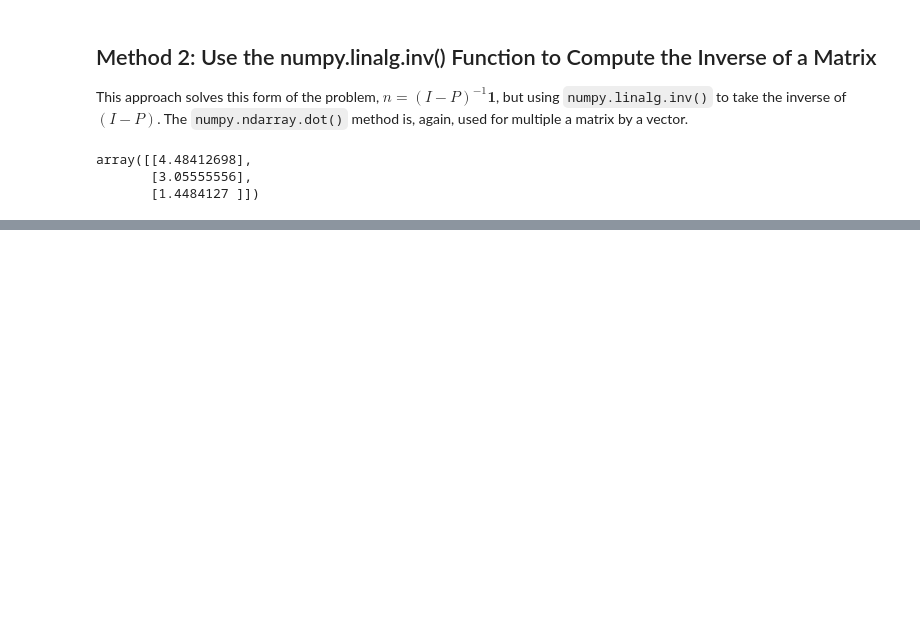
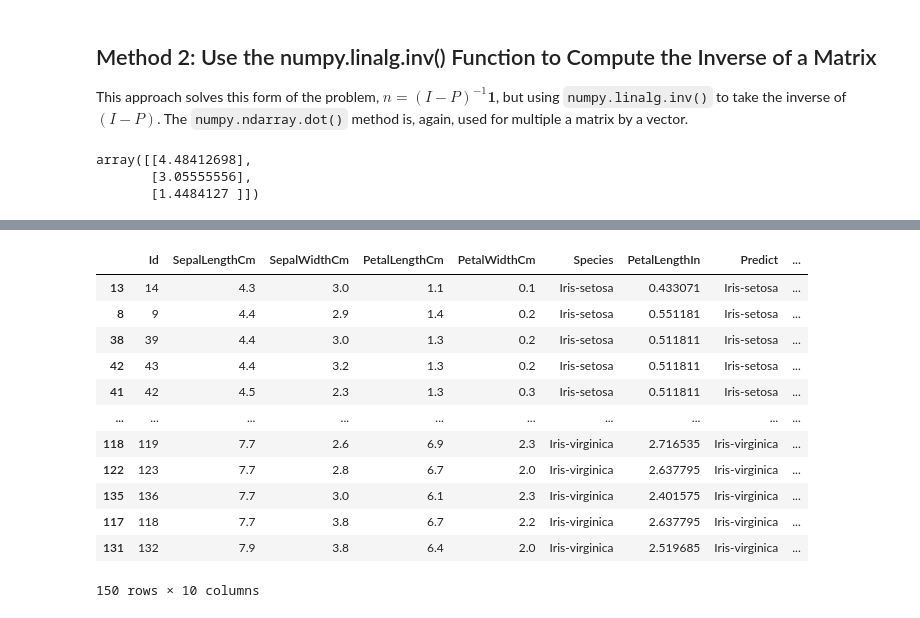
Before and after one commit to jrb28/pbc2023, a Jupyter notebook: M5/M5Class.ipynb, the cells around one changed output, grey strips where cells are left out. Saved outputs shown, nothing was run; the diff lists cells and outputs as text; code cells hidden in the pictures; blank space fills up the shorter version.

```diff
--- a/M5/M5Class.ipynb
+++ b/M5/M5Class.ipynb
@@ -357,0 +1081,17 @@ array([[4.48412698],
+# %%
+df.dropna(inplace=True)
+df
+# %% [output]
+|  | Id | SepalLengthCm | SepalWidthCm | PetalLengthCm | PetalWidthCm | Species | PetalLengthIn | Predict | ... |
+| 13 | 14 | 4.3 | 3.0 | 1.1 | 0.1 | Iris-setosa | 0.433071 | Iris-setosa | ... |
+| 8 | 9 | 4.4 | 2.9 | 1.4 | 0.2 | Iris-setosa | 0.551181 | Iris-setosa | ... |
+| 38 | 39 | 4.4 | 3.0 | 1.3 | 0.2 | Iris-setosa | 0.511811 | Iris-setosa | ... |
+| 42 | 43 | 4.4 | 3.2 | 1.3 | 0.2 | Iris-setosa | 0.511811 | Iris-setosa | ... |
+| 41 | 42 | 4.5 | 2.3 | 1.3 | 0.3 | Iris-setosa | 0.511811 | Iris-setosa | ... |
+| ... | ... | ... | ... | ... | ... | ... | ... | ... | ... |
+| 118 | 119 | 7.7 | 2.6 | 6.9 | 2.3 | Iris-virginica | 2.716535 | Iris-virginica | ... |
+| 122 | 123 | 7.7 | 2.8 | 6.7 | 2.0 | Iris-virginica | 2.637795 | Iris-virginica | ... |
+| 135 | 136 | 7.7 | 3.0 | 6.1 | 2.3 | Iris-virginica | 2.401575 | Iris-virginica | ... |
+| 117 | 118 | 7.7 | 3.8 | 6.7 | 2.2 | Iris-virginica | 2.637795 | Iris-virginica | ... |
+| 131 | 132 | 7.9 | 3.8 | 6.4 | 2.0 | Iris-virginica | 2.519685 | Iris-virginica | ... |
+150 rows × 10 columns
```
Also changed, not shown: parts of 149 cells of this notebook.
